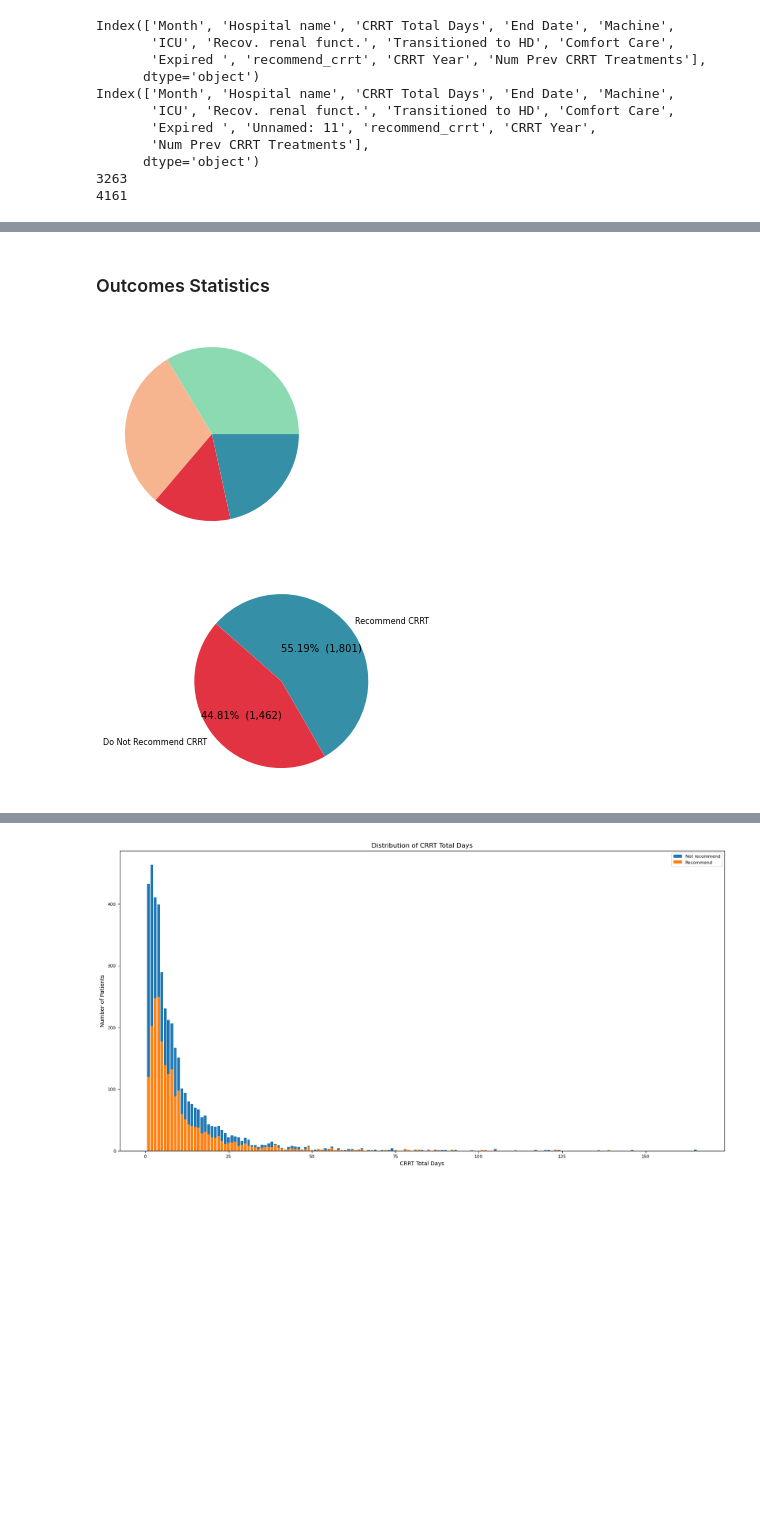
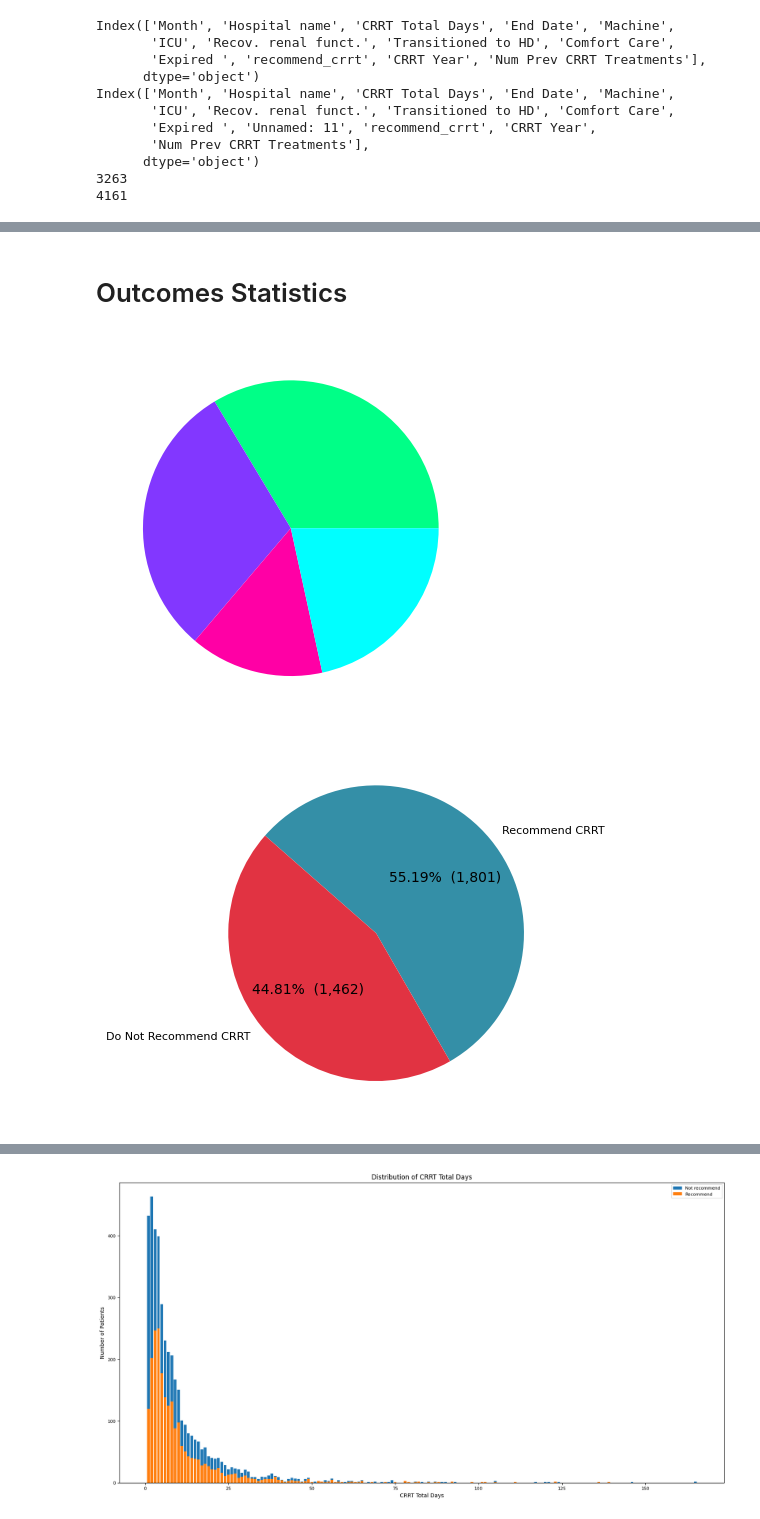
Before and after one commit to uclamii/CRRT, a Jupyter notebook: notebooks/cedars_outcomes_and_feat.ipynb, the cells around one changed output, grey strips where cells are left out. Cells and saved outputs as stored; diff of their text form; code cells hidden in the pictures; blank space fills up the shorter version.

Commit message:
most recent results analysis and figure creation

```diff
--- a/notebooks/cedars_outcomes_and_feat.ipynb
+++ b/notebooks/cedars_outcomes_and_feat.ipynb
@@ -19,5 +19,5 @@ sys.argv = [sys.argv[0]]
 cli_utils.load_cli_args("../options.yml")
 args = cli_utils.init_cli_args()
 
-args.cedars_crrt_data_dir = "/workspace/jeffreyfeng/Data/Cedars"
-args.ucla_crrt_data_dir = "/workspace/jeffreyfeng/Data/UCLA"
+args.cedars_crrt_data_dir = "/radraid/jeffreyfeng/CRRT_Project/Data/Cedars"
+args.ucla_crrt_data_dir = "/radraid/jeffreyfeng/CRRT_Project/Data/UCLA"
@@ -73,5 +469,5 @@ Index(['Month', 'Hospital name', 'CRRT Total Days', 'End Date', 'Machine',
 # %% [markdown]
-### Outcomes Statistics
+# Outcomes Statistics
 # %%
 granular_outcome = outcomes[["Recov. renal funct.", "Transitioned to HD", "Comfort Care", "Expired "]].idxmax(axis=1)
 binary_outcome = outcomes["recommend_crrt"]
@@ -81,39 +477,41 @@ import seaborn as sns
 counts = granular_outcome.value_counts()
 counts = counts.reindex(["Transitioned to HD", "Comfort Care", "Expired ", "Recov. renal funct.",])
 
 # https://matplotlib.org/stable/api/_as_gen/matplotlib.pyplot.pie.html
 plt.pie(
     counts,
     # autopct="%1.1f%%",
     # labels=counts.index,
     # autopct=lambda p : '{:.2f}%  ({:,.0f})'.format(p,p * sum(counts)/100),
     # https://seaborn.pydata.org/tutorial/color_palettes.html
     colors=[
-        sns.color_palette("mako")[-1],
-        sns.color_palette("rocket")[-1],
-        sns.color_palette("rocket")[-3],
-        sns.color_palette("mako")[-3],
+        '#00FF87',
+        '#8237FF',
+        '#FF00A5',
+        '#00FFFF',
     ]
 )
+plt.savefig(f'./posthoc/cedarspie.svg', format='svg',  bbox_inches="tight")
 plt.show()
+
 
 counts = binary_outcome.value_counts()
 # plt.pie(counts,
 plt.pie(
     counts,
     # autopct="%1.1f%%",
     autopct=lambda p : '{:.2f}%  ({:,.0f})'.format(p,p * sum(counts)/100),
     labels=["Recommend CRRT", "Do Not Recommend CRRT", ],
     colors=[
             sns.color_palette("mako")[-3],
             sns.color_palette("rocket")[-3],
     ],
     startangle=300
 )
 plt.show()
 # %% [output]
-[figure, old version]
+[figure, new version]
-[figure, old version]
+[figure, new version]
 # %%
 granular_outcome = outcomes_ucla[["Recov. renal funct.", "Transitioned to HD", "Comfort Care", "Expired "]].idxmax(axis=1)
 binary_outcome = outcomes_ucla["recommend_crrt"]
```
Also changed, not shown: parts of 75 cells of this notebook, 1 other file.
